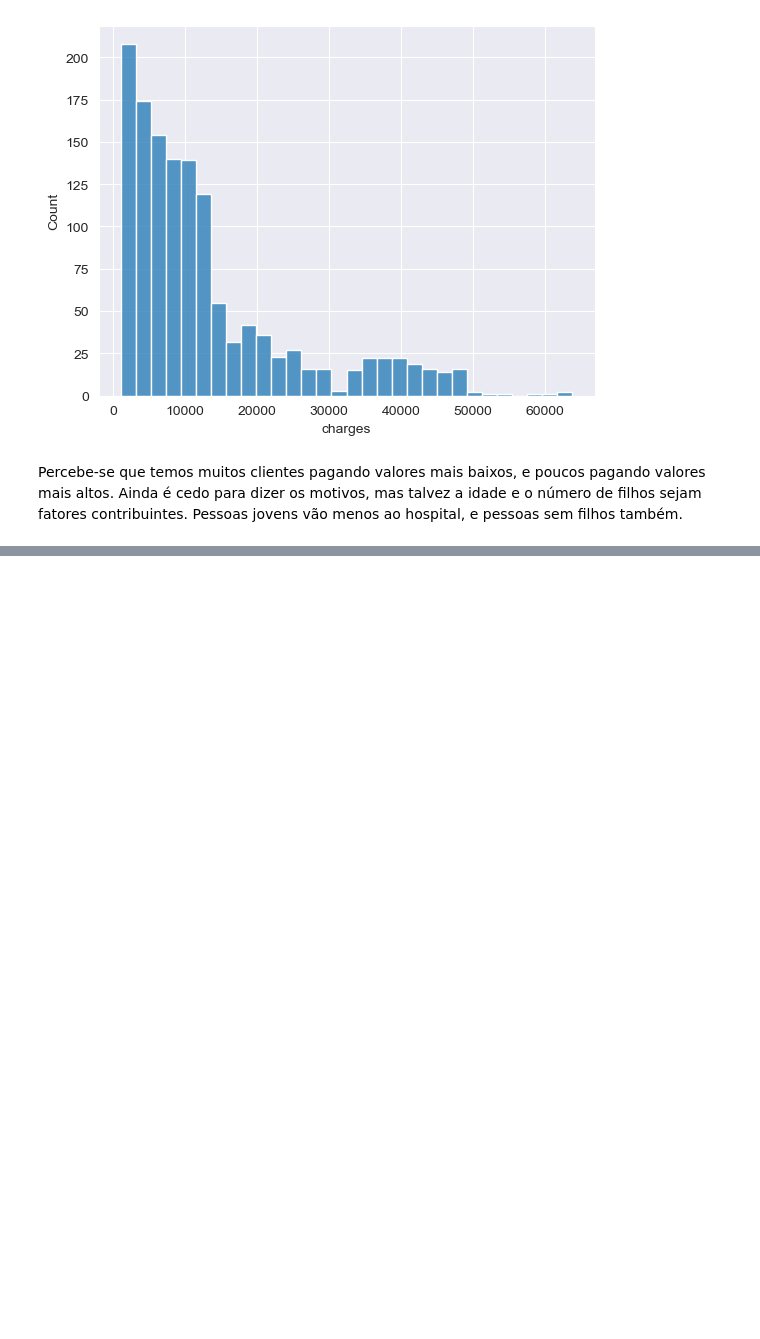
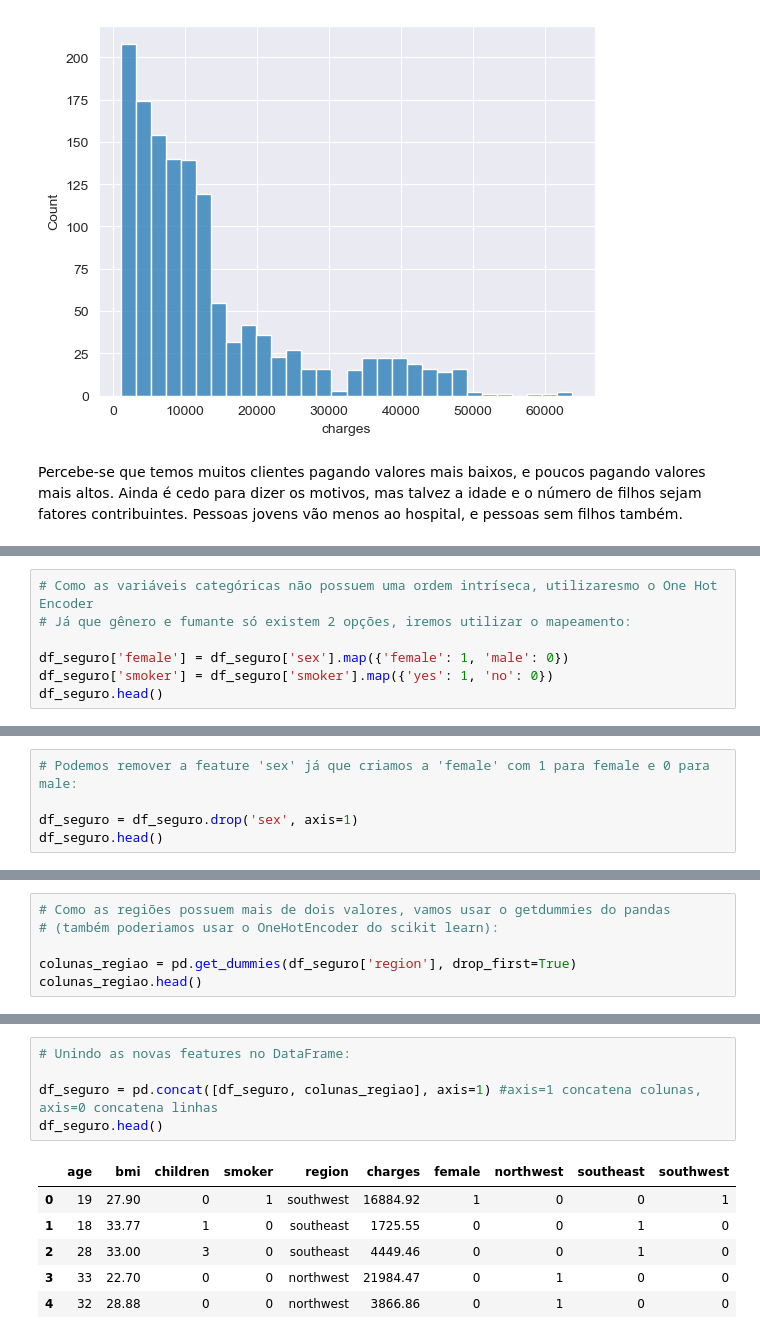
Before and after one commit to rhyanfrazao/regressao-dados-seguradora, a Jupyter notebook: projeto-regressao-linear.ipynb, the cells around one changed output, grey strips where cells are left out. Saved outputs shown, nothing was run; the diff lists cells and outputs as text; blank space fills up the shorter version.

Commit message:
codificando variaveis categóricas

```diff
--- a/projeto-regressao-linear.ipynb
+++ b/projeto-regressao-linear.ipynb
@@ -145,0 +163,7 @@ Percebe-se que temos muitos clientes pagando valores mais baixos, e poucos pagan
+# %%
+# Como as variáveis categóricas não possuem uma ordem intríseca, utilizaresmo o One Hot Encoder
+# Já que gênero e fumante só existem 2 opções, iremos utilizar o mapeamento:
+
+df_seguro['female'] = df_seguro['sex'].map({'female': 1, 'male': 0})
+df_seguro['smoker'] = df_seguro['smoker'].map({'yes': 1, 'no': 0})
+df_seguro.head()
@@ -145,0 +177,5 @@ Percebe-se que temos muitos clientes pagando valores mais baixos, e poucos pagan
+# %%
+# Podemos remover a feature 'sex' já que criamos a 'female' com 1 para female e 0 para male:
+
+df_seguro = df_seguro.drop('sex', axis=1)
+df_seguro.head()
@@ -145,0 +189,6 @@ Percebe-se que temos muitos clientes pagando valores mais baixos, e poucos pagan
+# %%
+# Como as regiões possuem mais de dois valores, vamos usar o getdummies do pandas
+# (também poderiamos usar o OneHotEncoder do scikit learn):
+
+colunas_regiao = pd.get_dummies(df_seguro['region'], drop_first=True)
+colunas_regiao.head()
@@ -145,0 +202,12 @@ Percebe-se que temos muitos clientes pagando valores mais baixos, e poucos pagan
+# %%
+# Unindo as novas features no DataFrame:
+
+df_seguro = pd.concat([df_seguro, colunas_regiao], axis=1) #axis=1 concatena colunas, axis=0 concatena linhas
+df_seguro.head()
+# %% [output]
+|  | age | bmi | children | smoker | region | charges | female | northwest | southeast | southwest |
+| 0 | 19 | 27.90 | 0 | 1 | southwest | 16884.92 | 1 | 0 | 0 | 1 |
+| 1 | 18 | 33.77 | 1 | 0 | southeast | 1725.55 | 0 | 0 | 1 | 0 |
+| 2 | 28 | 33.00 | 3 | 0 | southeast | 4449.46 | 0 | 0 | 1 | 0 |
+| 3 | 33 | 22.70 | 0 | 0 | northwest | 21984.47 | 0 | 1 | 0 | 0 |
+| 4 | 32 | 28.88 | 0 | 0 | northwest | 3866.86 | 0 | 1 | 0 | 0 |
```
Also changed, not shown: parts of 8 cells of this notebook.
